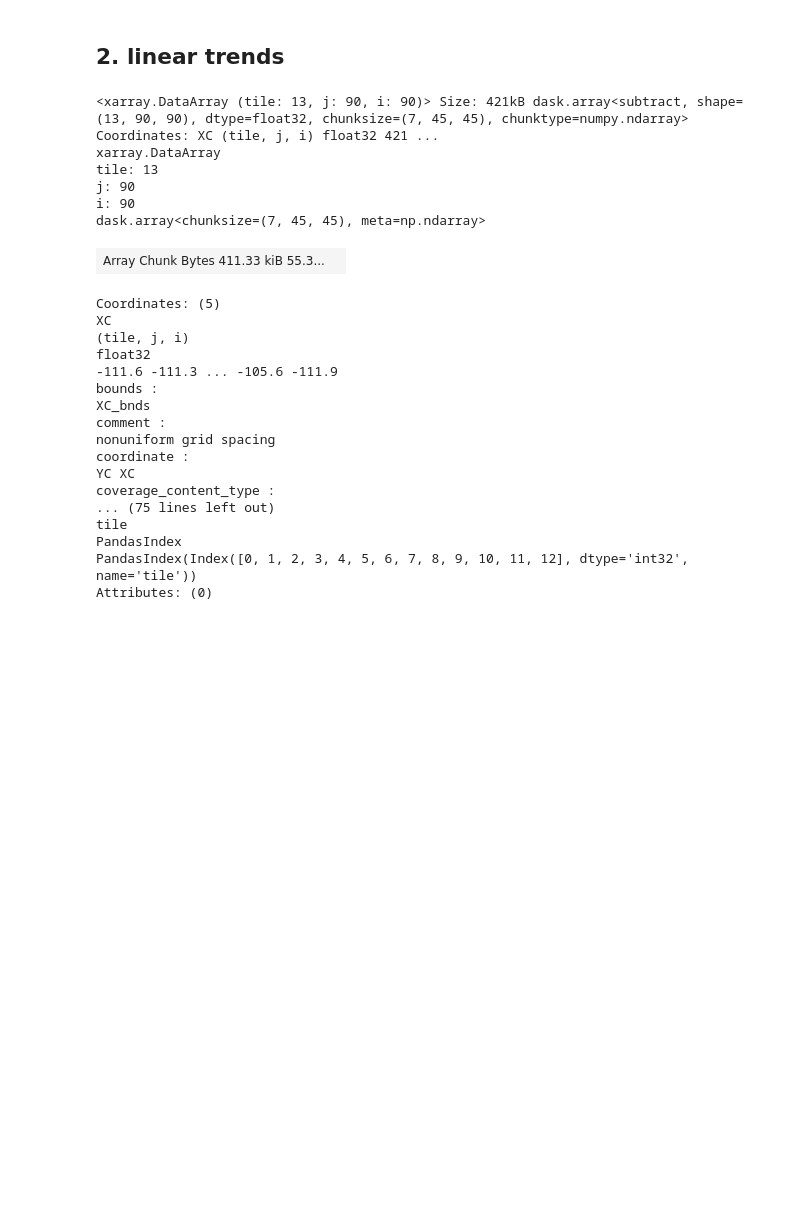
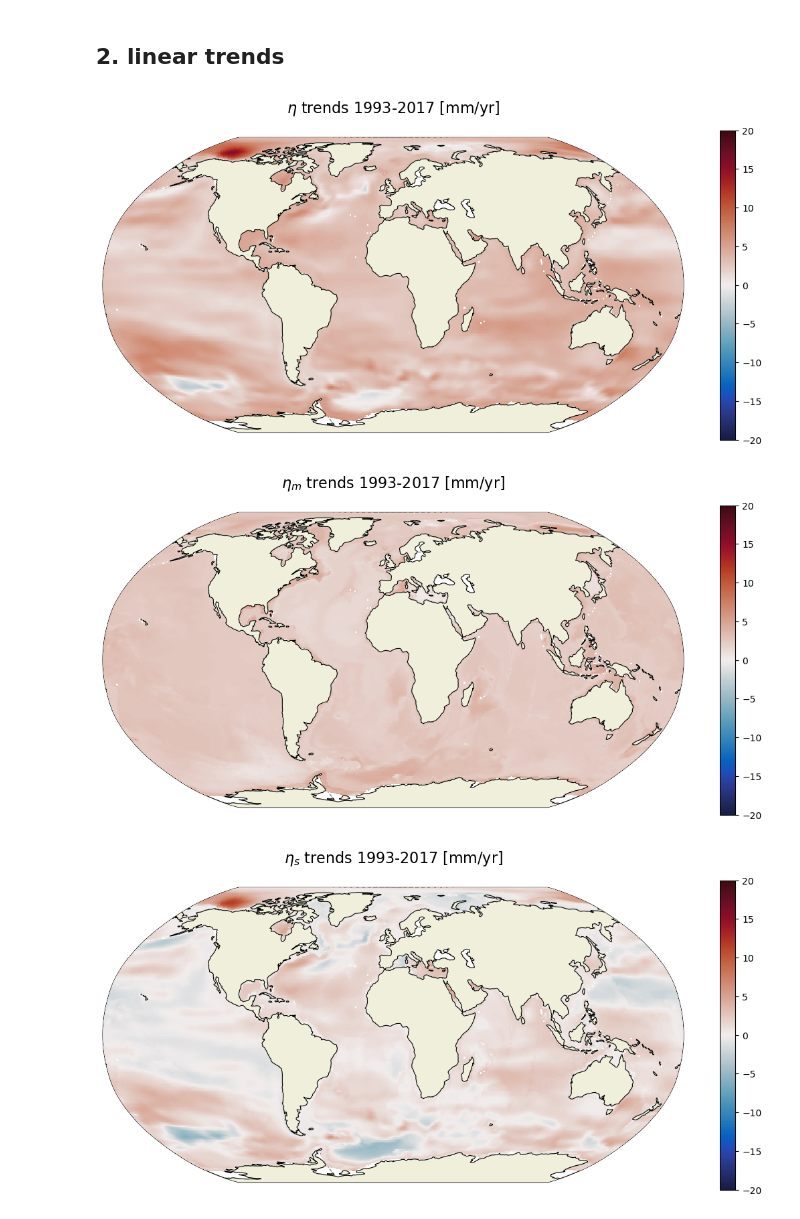
Before and after one commit to ojhoundegnonto/ESS25-Team_PISEAL, a Jupyter notebook: notebooks/decomp_SSH_v2.ipynb, the cells around one changed output. Saved outputs shown, nothing was run; the diff lists cells and outputs as text; code cells hidden in the pictures; blank space fills up the shorter version.

```diff
--- a/notebooks/decomp_SSH_v2.ipynb
+++ b/notebooks/decomp_SSH_v2.ipynb
@@ -591,29 +591,45 @@ plt.title('Global mean SSH changes')
 # %% [markdown]
 ## 2. linear trends
-# %%
-res_tm
-# %% [output]
-<xarray.DataArray (tile: 13, j: 90, i: 90)> Size: 421kB dask.array<subtract, shape=(13, 90, 90), dtype=float32, chunksize=(7, 45, 45), chunktype=numpy.ndarray> Coordinates: XC (tile, j, i) float32 421 ...
-xarray.DataArray
-tile: 13
-j: 90
-i: 90
-dask.array<chunksize=(7, 45, 45), meta=np.ndarray>
-| Array Chunk Bytes 411.33 kiB 55.3... |  |
-Coordinates: (5)
-XC
-(tile, j, i)
-float32
--111.6 -111.3 ... -105.6 -111.9
-bounds :
-XC_bnds
-comment :
-nonuniform grid spacing
-coordinate :
-YC XC
-coverage_content_type :
-... (75 lines left out)
-tile
-PandasIndex
-PandasIndex(Index([0, 1, 2, 3, 4, 5, 6, 7, 8, 9, 10, 11, 12], dtype='int32', name='tile'))
-Attributes: (0)
+# %%
+poly = eta_anom.polyfit(dim='time',deg=1)
+trend_eta = poly.polyfit_coefficients.sel(degree=1)
+trend_eta = trend_eta*12*1e3*2548800000000000 # mm/yr
+#
+poly = etam_anom.polyfit(dim='time',deg=1)
+trend_etam = poly.polyfit_coefficients.sel(degree=1)
+trend_etam = trend_etam*12*1e3*2548800000000000 # mm/yr
+#
+poly = etas_anom.polyfit(dim='time',deg=1)
+trend_etas = poly.polyfit_coefficients.sel(degree=1)
+trend_etas = trend_etas*12*1e3*2548800000000000 # mm/yr
+# %%
+plt.figure(figsize=[14,6]);
+ecco.plot_proj_to_latlon_grid(ds_grid.XC,ds_grid.YC,trend_eta,
+                              show_colorbar=True,
+                              show_grid_lines=True,
+                              cmin=-20, cmax=20,
+                              cmap=cmocean.cm.balance);
+plt.title('$\eta$ trends 1993-2017 [mm/yr]\n',fontsize=16)
+
+plt.figure(figsize=[14,6]);
+ecco.plot_proj_to_latlon_grid(ds_grid.XC,ds_grid.YC,trend_etam,
+                              show_colorbar=True,
+                              show_grid_lines=True,
+                              cmin=-20, cmax=20,
+                              cmap=cmocean.cm.balance);
+plt.title('$\eta_m$ trends 1993-2017 [mm/yr]\n',fontsize=16)
+
+plt.figure(figsize=[14,6]);
+ecco.plot_proj_to_latlon_grid(ds_grid.XC,ds_grid.YC,trend_etas,
+                              show_colorbar=True,
+                              show_grid_lines=True,
+                              cmin=-20, cmax=20,
+                              cmap=cmocean.cm.balance);
+plt.title('$\eta_s$ trends 1993-2017 [mm/yr]\n',fontsize=16)
+
+
+plt.savefig("/home/jovyan/ESS25-Team_PISEAL/figures/trends_SSH_comps.png", dpi=600, bbox_inches='tight')
+# %% [output]
+[figure, added]
+[figure, added]
+[figure, added]
```
Also changed, not shown: parts of 1 cell of this notebook, 2 other files.
